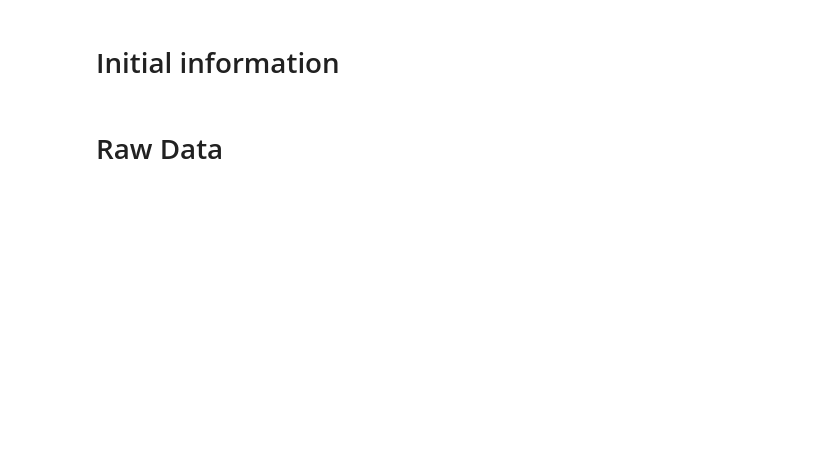
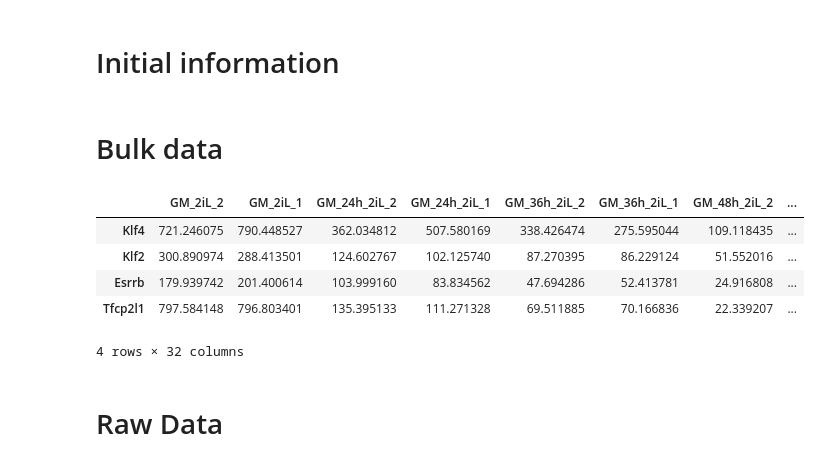
Before and after one commit to CleliaCorridori/GRN_Inference_CODE, a Jupyter notebook: Data_Processing.ipynb, the cells around one changed output. Saved outputs shown, nothing was run; the diff lists cells and outputs as text; code cells hidden in the pictures; blank space fills up the shorter version.

```diff
--- a/Data_Processing.ipynb
+++ b/Data_Processing.ipynb
@@ -62,3 +59,24 @@ time=["00h", "06h", "12h", "24h", "48h"]
 
 # load the index of the different time steps
 time_sep = np.loadtxt(path_data+"GE_data/time_sep.txt", dtype=np.int32)
+# %% [markdown]
+# Bulk data
+# %%
+imp_genes = np.loadtxt(path_data+"general_info/imp_genes.csv", dtype="str")
+
+file_name = path_data+"input_data/geni_IMP.xlsx"
+df_bulk_all = pd.read_excel(file_name).set_index(imp_genes).reindex(genes_order)
+
+df_bulk = df_bulk_all.iloc[:,2: ]
+df_bulk.head(4)
+
+# df2iL = df.iloc[:,2:18]
+# df2i = df.iloc[:,18:]
+# ntime=np.array([0, 0, 24, 24, 36, 36, 48, 48, 60, 60, 72, 72, 84, 84, 96, 96])
+# %% [output]
+|  | GM_2iL_2 | GM_2iL_1 | GM_24h_2iL_2 | GM_24h_2iL_1 | GM_36h_2iL_2 | GM_36h_2iL_1 | GM_48h_2iL_2 | ... |
+| Klf4 | 721.246075 | 790.448527 | 362.034812 | 507.580169 | 338.426474 | 275.595044 | 109.118435 | ... |
+| Klf2 | 300.890974 | 288.413501 | 124.602767 | 102.125740 | 87.270395 | 86.229124 | 51.552016 | ... |
+| Esrrb | 179.939742 | 201.400614 | 103.999160 | 83.834562 | 47.694286 | 52.413781 | 24.916808 | ... |
+| Tfcp2l1 | 797.584148 | 796.803401 | 135.395133 | 111.271328 | 69.511885 | 70.166836 | 22.339207 | ... |
+4 rows × 32 columns
```
Also changed, not shown: parts of 7 cells of this notebook, 7 other files.
